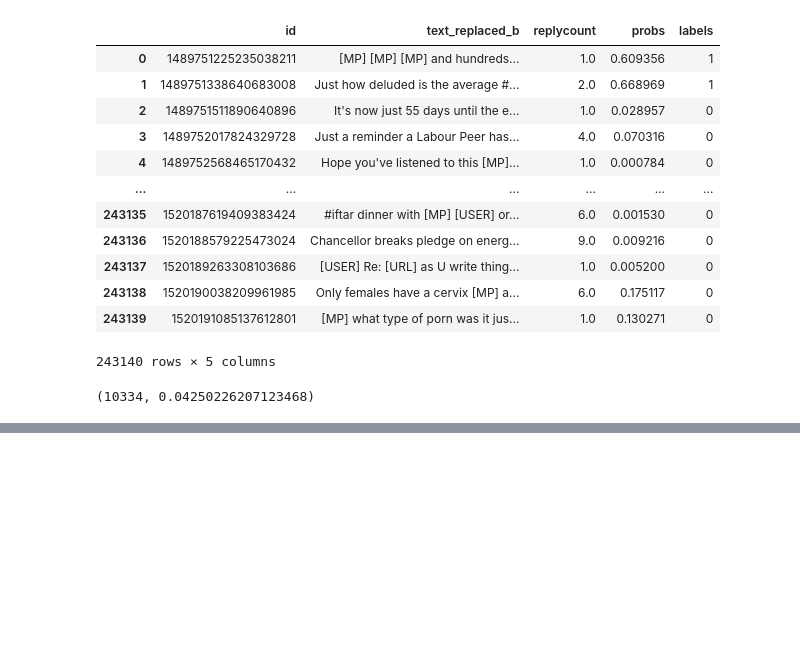
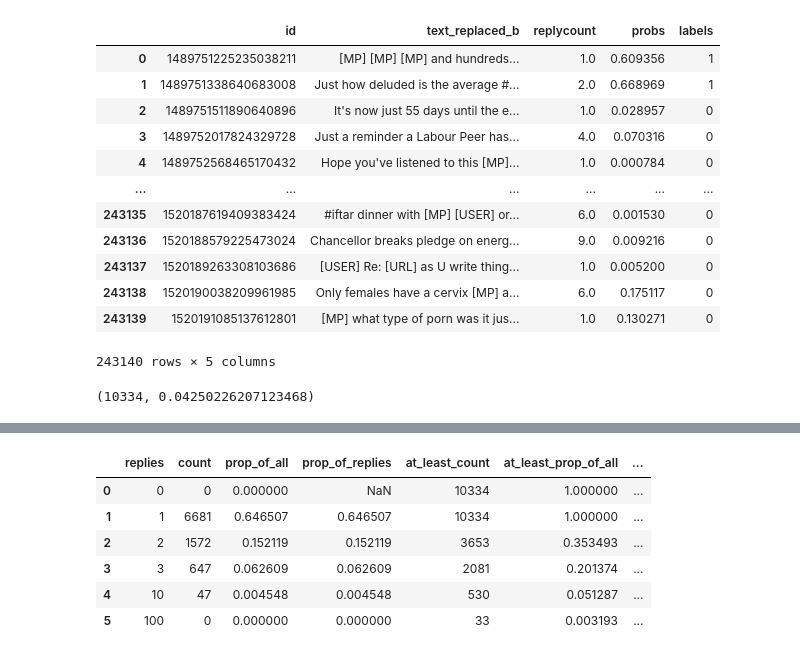
Before and after one commit to Turing-Online-Safety-Codebase/counterspeech_adversarial, a Jupyter notebook: collection/prep_for_labelling.ipynb, the cells around one changed output, grey strips where cells are left out. Drawn from its saved outputs; the diff is of its cells as text; code cells hidden in the pictures; blank space fills up the shorter version.

Commit message:
add labels results analysis

```diff
--- a/collection/prep_for_labelling.ipynb
+++ b/collection/prep_for_labelling.ipynb
@@ -149,3 +141,6 @@ dfl
 dfl.labels.sum(), dfl.labels.sum()/dfl.shape[0]
 # %% [output]
 (10334, 0.04250226207123468)
+# %%
+dflt = dfl[dfl.labels==1]
+dflf = dfl[dfl.labels==0]
@@ -151,0 +171,10 @@ dfl.labels.sum(), dfl.labels.sum()/dfl.shape[0]
+# %%
+rc_counts(dflt)
+# %% [output]
+|  | replies | count | prop_of_all | prop_of_replies | at_least_count | at_least_prop_of_all | ... |
+| 0 | 0 | 0 | 0.000000 | NaN | 10334 | 1.000000 | ... |
+| 1 | 1 | 6681 | 0.646507 | 0.646507 | 10334 | 1.000000 | ... |
+| 2 | 2 | 1572 | 0.152119 | 0.152119 | 3653 | 0.353493 | ... |
+| 3 | 3 | 647 | 0.062609 | 0.062609 | 2081 | 0.201374 | ... |
+| 4 | 10 | 47 | 0.004548 | 0.004548 | 530 | 0.051287 | ... |
+| 5 | 100 | 0 | 0.000000 | 0.000000 | 33 | 0.003193 | ... |
```
Also changed, not shown: parts of 8 cells of this notebook.
